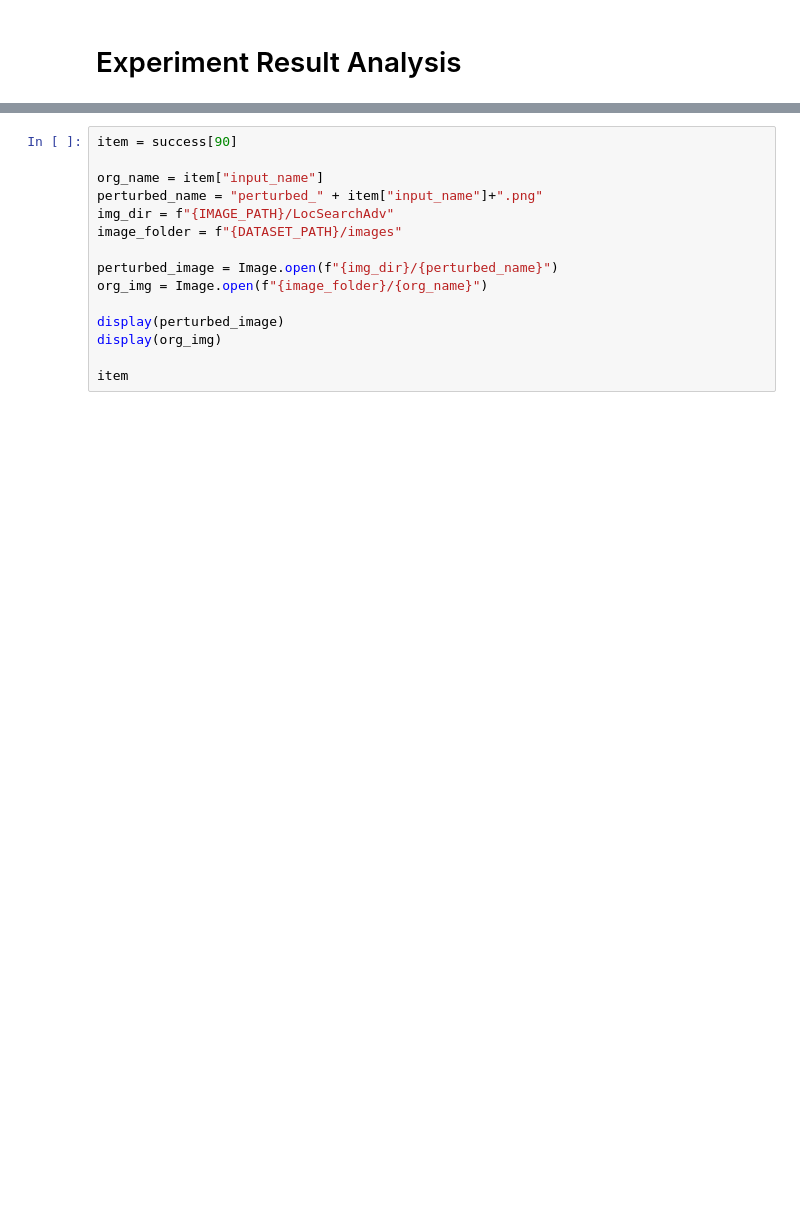
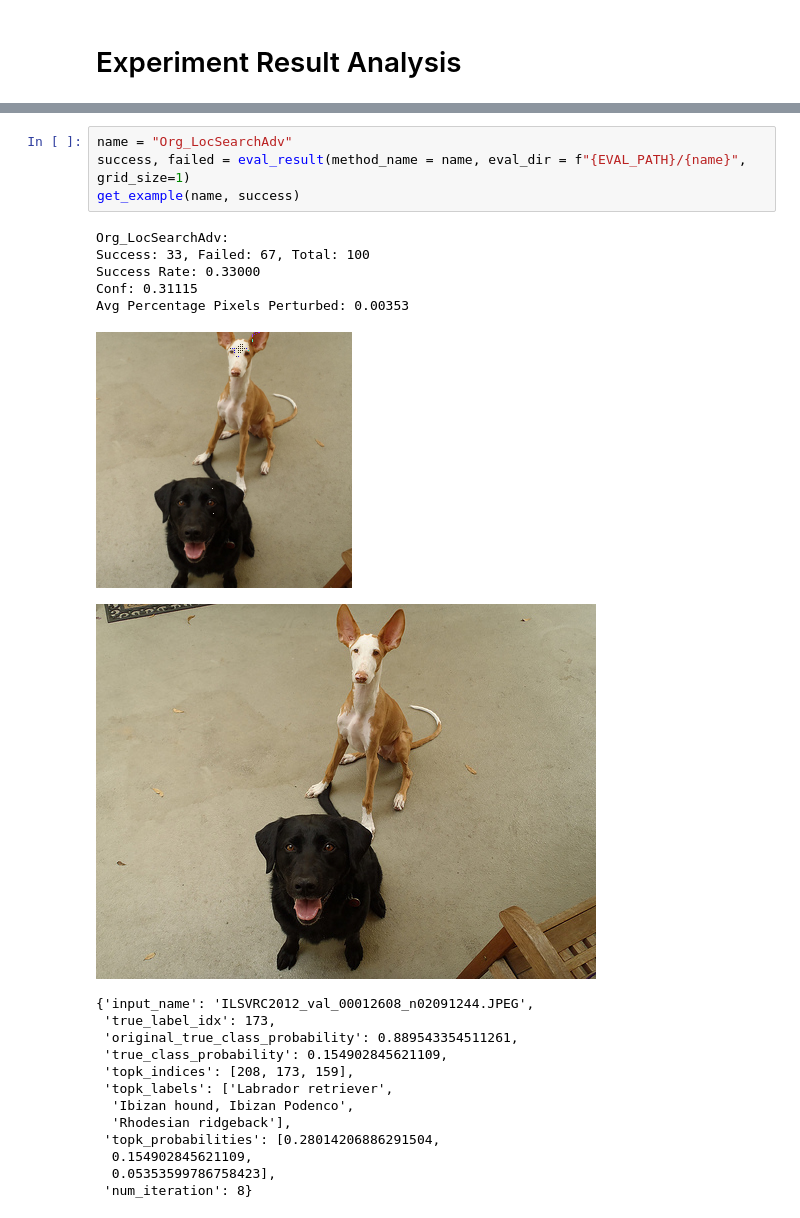
Before and after one commit to zlxlty/RAdversarial, a Jupyter notebook: result.ipynb, the cells around one changed output, grey strips where cells are left out. Saved outputs shown, nothing was run; the diff lists cells and outputs as text; blank space fills up the shorter version.

```diff
--- a/result.ipynb
+++ b/result.ipynb
@@ -45,15 +84,24 @@ success, failed = eval_result(method_name = "LocSearchAdv", eval_dir = f"{EVAL_P
-# %%
-item = success[90]
-
-org_name = item["input_name"]
-perturbed_name = "perturbed_" + item["input_name"]+".png"
-img_dir = f"{IMAGE_PATH}/LocSearchAdv"
-image_folder = f"{DATASET_PATH}/images"
-
-perturbed_image = Image.open(f"{img_dir}/{perturbed_name}")
-org_img = Image.open(f"{image_folder}/{org_name}")
-
-display(perturbed_image)
-display(org_img)
-
-item
+# %%
+name = "Org_LocSearchAdv"
+success, failed = eval_result(method_name = name, eval_dir = f"{EVAL_PATH}/{name}", grid_size=1)
+get_example(name, success)
+# %% [output]
+Org_LocSearchAdv:
+Success: 33, Failed: 67, Total: 100
+Success Rate: 0.33000
+Conf: 0.31115
+Avg Percentage Pixels Perturbed: 0.00353
+[figure, added]
+[figure, added]
+{'input_name': 'ILSVRC2012_val_00012608_n02091244.JPEG',
+ 'true_label_idx': 173,
+ 'original_true_class_probability': 0.889543354511261,
+ 'true_class_probability': 0.154902845621109,
+ 'topk_indices': [208, 173, 159],
+ 'topk_labels': ['Labrador retriever',
+  'Ibizan hound, Ibizan Podenco',
+  'Rhodesian ridgeback'],
+ 'topk_probabilities': [0.28014206886291504,
+  0.154902845621109,
+  0.05353599786758423],
+ 'num_iteration': 8}
```
Also changed, not shown: parts of 4 cells of this notebook, 4 other files.
